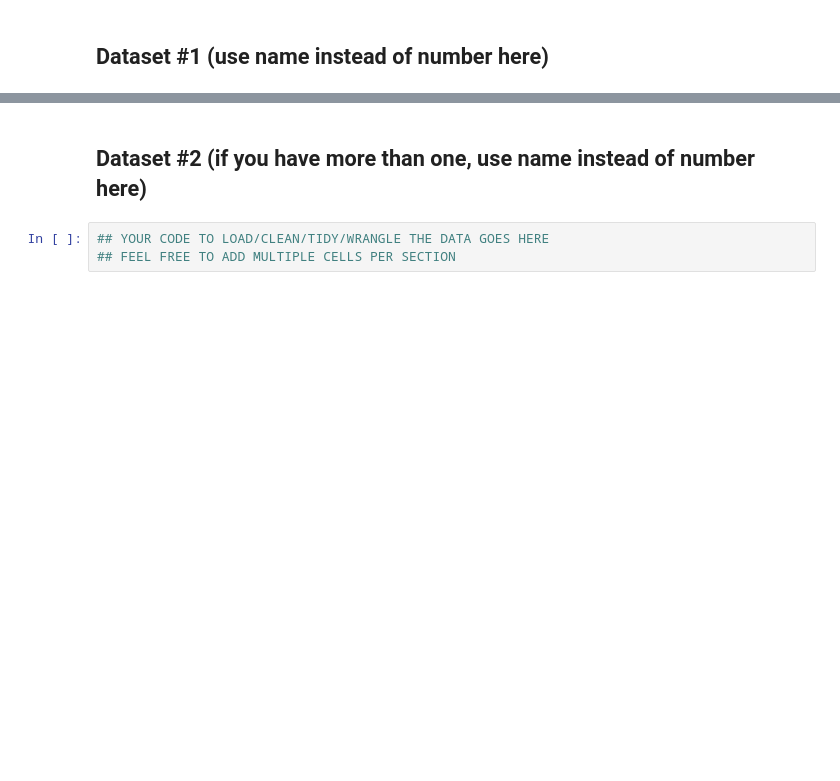
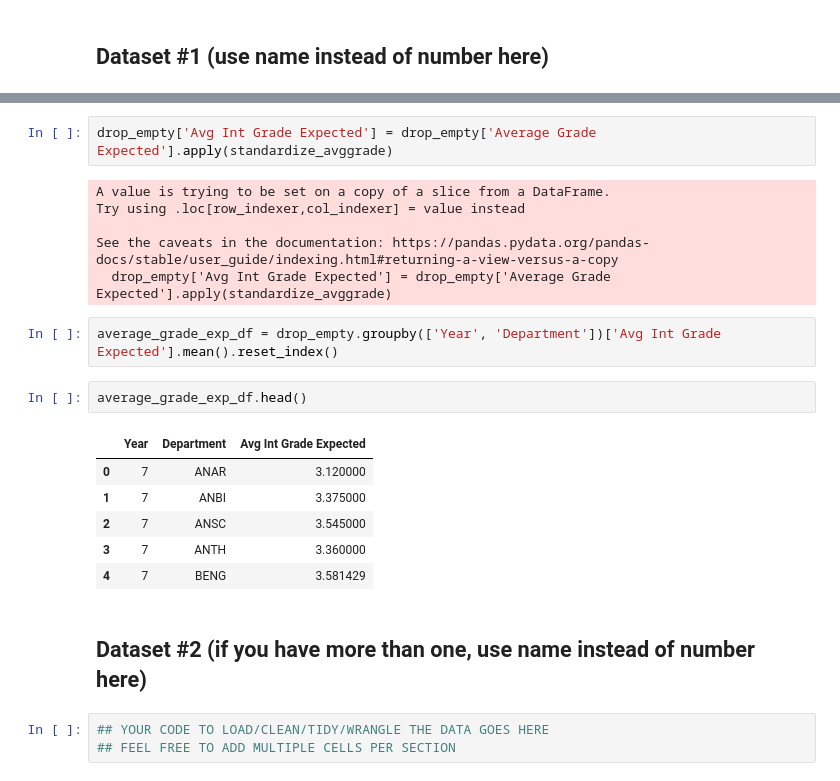
Before and after one commit to shreyaNagunuri/Grade_Inflation_UCSD_Analysis, a Jupyter notebook: DataCheckpoint_Group091_WI24.ipynb, the cells around one changed output, grey strips where cells are left out. Cells and saved outputs as stored; diff of their text form; blank space fills up the shorter version.

```diff
--- a/DataCheckpoint_Group091_WI24.ipynb
+++ b/DataCheckpoint_Group091_WI24.ipynb
@@ -83,3 +196,22 @@ If you plan to use multiple datasets, add a few sentences about how you plan to
+# %%
+drop_empty['Avg Int Grade Expected'] = drop_empty['Average Grade Expected'].apply(standardize_avggrade)
+# %% [output]
+A value is trying to be set on a copy of a slice from a DataFrame.
+Try using .loc[row_indexer,col_indexer] = value instead
+
+See the caveats in the documentation: https://pandas.pydata.org/pandas-docs/stable/user_guide/indexing.html#returning-a-view-versus-a-copy
+  drop_empty['Avg Int Grade Expected'] = drop_empty['Average Grade Expected'].apply(standardize_avggrade)
+# %%
+average_grade_exp_df = drop_empty.groupby(['Year', 'Department'])['Avg Int Grade Expected'].mean().reset_index()
+# %%
+average_grade_exp_df.head()
+# %% [output]
+|  | Year | Department | Avg Int Grade Expected |
+| 0 | 7 | ANAR | 3.120000 |
+| 1 | 7 | ANBI | 3.375000 |
+| 2 | 7 | ANSC | 3.545000 |
+| 3 | 7 | ANTH | 3.360000 |
+| 4 | 7 | BENG | 3.581429 |
 # %% [markdown]
 ## Dataset #2 (if you have more than one, use name instead of number here)
 # %%
```
Also changed, not shown: parts of 13 cells of this notebook.
